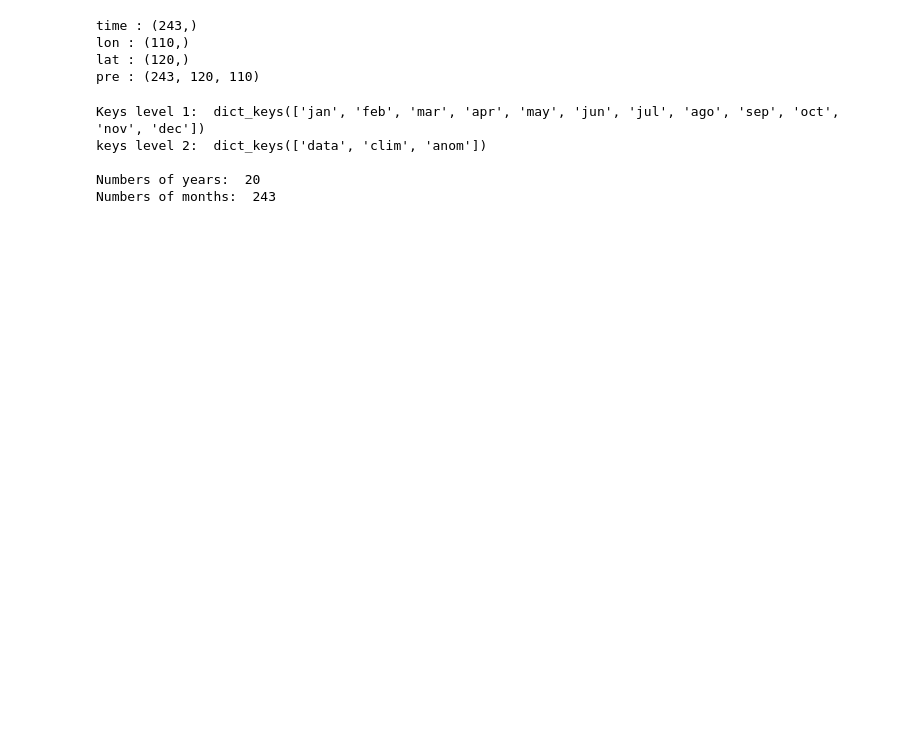
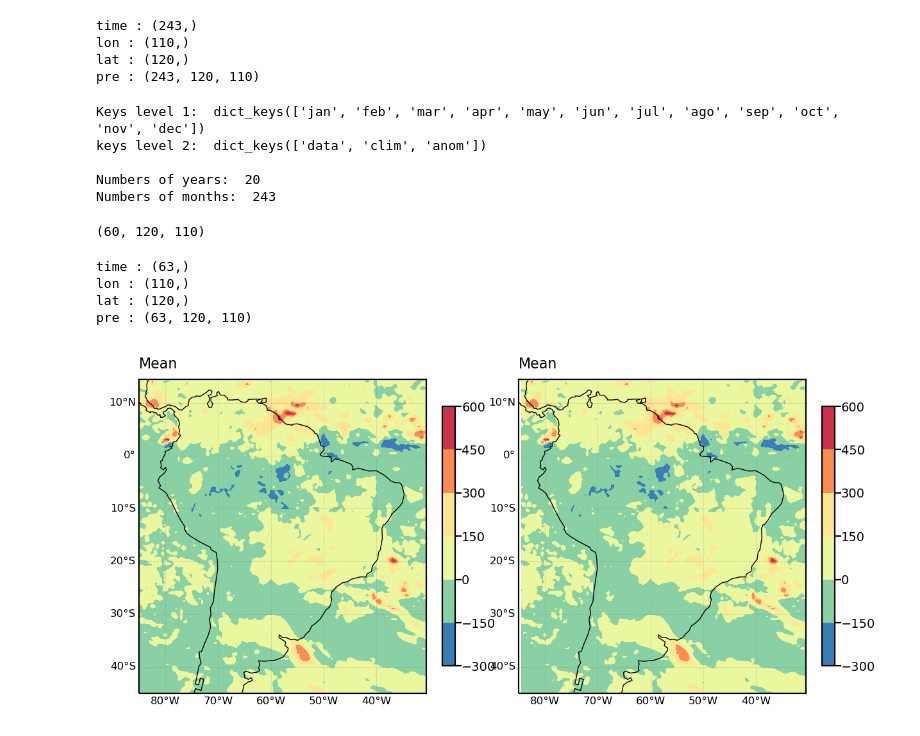
Before and after one commit to mhacarthur/IMERG_processing, a Jupyter notebook: jupyter/plot/compare_anom_cdo_ca.ipynb, the cells around one changed output. Saved outputs shown, nothing was run; the diff lists cells and outputs as text; code cells hidden in the pictures; blank space fills up the shorter version.

Commit message:
modify anom compare

```diff
--- a/jupyter/plot/compare_anom_cdo_ca.ipynb
+++ b/jupyter/plot/compare_anom_cdo_ca.ipynb
@@ -16,6 +16,11 @@ data = ca.read_netcdf('/run/media/arturo/Arturo/Data/IMERG/IMERG_2000_12_2021_02
 lat = data['lat']
 lon = data['lon']
 pre = data['pre']
+
+nlat = len(lat)
+nlon = len(lon)
+
+lon2d, lat2d = np.meshgrid(lon, lat)
 # %% [output]
 time : (243,)
 lon : (110,)
@@ -29,3 +34,72 @@ keys level 2:  dict_keys(['data', 'clim', 'anom'])
 
 Numbers of years:  20
 Numbers of months:  243
+# %%
+jan = pre_dic['jan']['anom']
+feb = pre_dic['feb']['anom']
+dec = pre_dic['dec']['anom']
+
+summer = None
+for t in range(20):
+
+    jan_tmp = jan[t,:,:]
+    feb_tmp = feb[t,:,:]
+    dec_tmp = dec[t,:,:]
+
+    if summer is None:
+        summer = np.zeros([60,nlat,nlon])
+
+    summer[3*t,:,:] = jan_tmp
+    summer[3*t+1,:,:] = feb_tmp
+    summer[3*t+2,:,:] = dec_tmp
+
+summer.shape
+# %% [output]
+(60, 120, 110)
+# %%
+data = ca.read_netcdf('/home/arturo/Github/Complex-Network-AS/import/IMERG/season/summer/IMERG_2000_12_2021_02_1mo_05x05_anom_summer.nc',2)
+anom = data['pre']
+# %% [output]
+time : (63,)
+lon : (110,)
+lat : (120,)
+pre : (63, 120, 110)
+# %%
+t = 13
+
+proj = ccrs.PlateCarree()
+cmap = plt.cm.Spectral_r
+levels = None
+
+fig = plt.figure(figsize=(7,5),dpi=200)
+gs = gridspec.GridSpec(1,2)
+
+ax1 = plt.subplot(gs[0, 0], projection = proj)
+ax1.coastlines(linestyle='-',linewidth=0.5,color='black',zorder=4)
+a1 = ax1.contourf(lon2d,lat2d,summer[t,:,:],cmap=cmap,levels=levels)
+gl = ax1.gridlines(crs=proj,draw_labels=True,linewidth=0.2,color='gray',alpha=0.5,linestyle='--')
+gl.top_labels = False
+gl.bottom_labels = True
+gl.left_labels = True
+gl.right_labels = False
+gl.xlabel_style = {'size': 6, 'color': 'k'}
+gl.ylabel_style = {'size': 6, 'color': 'k'}
+ax1.set_title('Mean',fontsize=8,loc='left')
+cbar1 = plt.colorbar(a1,fraction=0.041)
+cbar1.ax.tick_params(labelsize=7, pad=0.04)
+
+ax1 = plt.subplot(gs[0, 1], projection = proj)
+ax1.coastlines(linestyle='-',linewidth=0.5,color='black',zorder=4)
+a1 = ax1.contourf(lon2d, lat2d,anom[t,:,:],cmap=cmap,levels=levels)
+gl = ax1.gridlines(crs=proj,draw_labels=True,linewidth=0.2,color='gray',alpha=0.5,linestyle='--')
+gl.top_labels = False
+gl.bottom_labels = True
+gl.left_labels = True
+gl.right_labels = False
+gl.xlabel_style = {'size': 6, 'color': 'k'}
+gl.ylabel_style = {'size': 6, 'color': 'k'}
+ax1.set_title('Mean',fontsize=8,loc='left')
+cbar1 = plt.colorbar(a1,fraction=0.041)
+cbar1.ax.tick_params(labelsize=7, pad=0.04)
+# %% [output]
+[figure, added]
```
